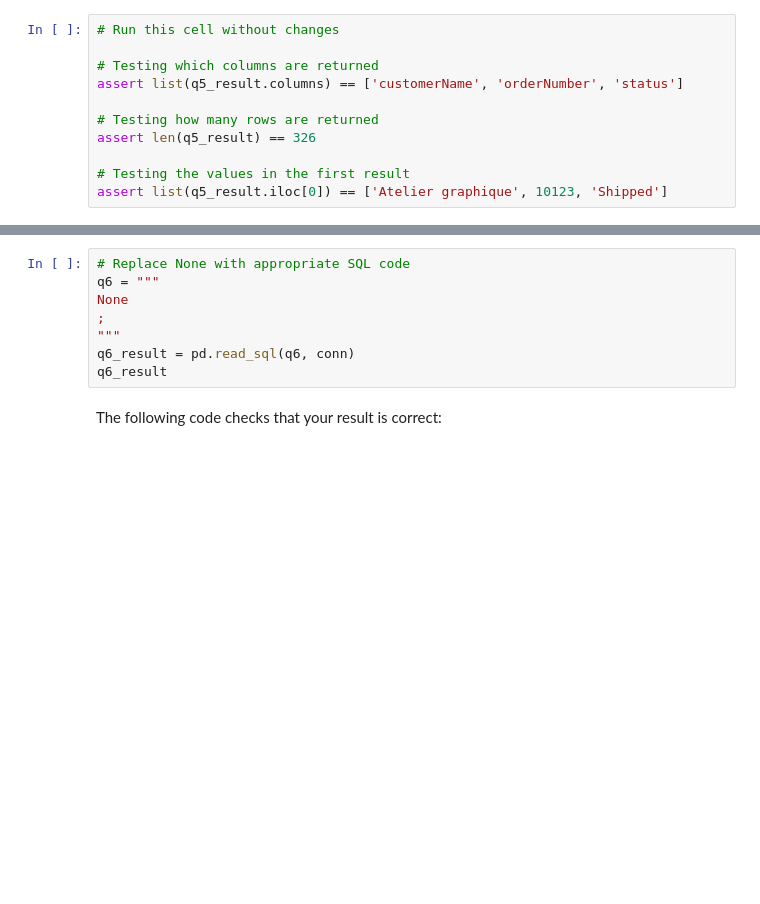
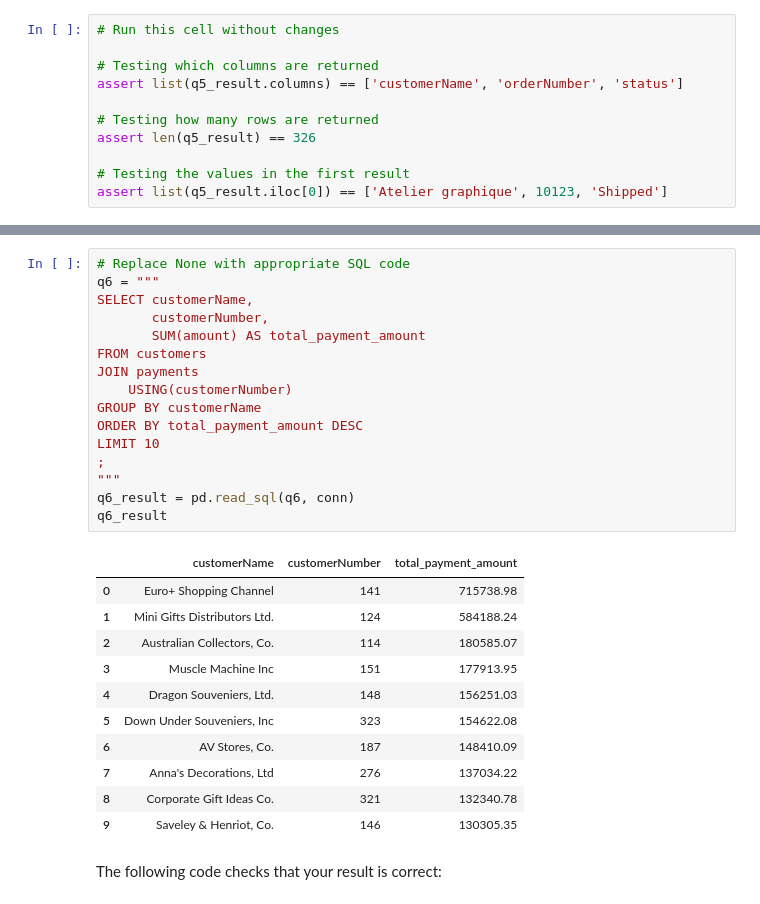
Before and after one commit to GusVilla303/dsc-sql-lab, a Jupyter notebook: index.ipynb, the cells around one changed output, grey strips where cells are left out. Saved outputs shown, nothing was run; the diff lists cells and outputs as text; blank space fills up the shorter version.

```diff
--- a/index.ipynb
+++ b/index.ipynb
@@ -326,11 +343,31 @@ The three columns selected should be `customerName`, `customerNumber` and `total
 # %%
 # Replace None with appropriate SQL code
 q6 = """
-None
+SELECT customerName,
+       customerNumber,
+       SUM(amount) AS total_payment_amount
+FROM customers
+JOIN payments
+    USING(customerNumber)
+GROUP BY customerName
+ORDER BY total_payment_amount DESC
+LIMIT 10
 ;
 """
 q6_result = pd.read_sql(q6, conn)
 q6_result
+# %% [output]
+|  | customerName | customerNumber | total_payment_amount |
+| 0 | Euro+ Shopping Channel | 141 | 715738.98 |
+| 1 | Mini Gifts Distributors Ltd. | 124 | 584188.24 |
+| 2 | Australian Collectors, Co. | 114 | 180585.07 |
+| 3 | Muscle Machine Inc | 151 | 177913.95 |
+| 4 | Dragon Souveniers, Ltd. | 148 | 156251.03 |
+| 5 | Down Under Souveniers, Inc | 323 | 154622.08 |
+| 6 | AV Stores, Co. | 187 | 148410.09 |
+| 7 | Anna's Decorations, Ltd | 276 | 137034.22 |
+| 8 | Corporate Gift Ideas Co. | 321 | 132340.78 |
+| 9 | Saveley & Henriot, Co. | 146 | 130305.35 |
 # %% [markdown]
 The following code checks that your result is correct:
 # %%
```
Also changed, not shown: parts of 1 cell of this notebook.
